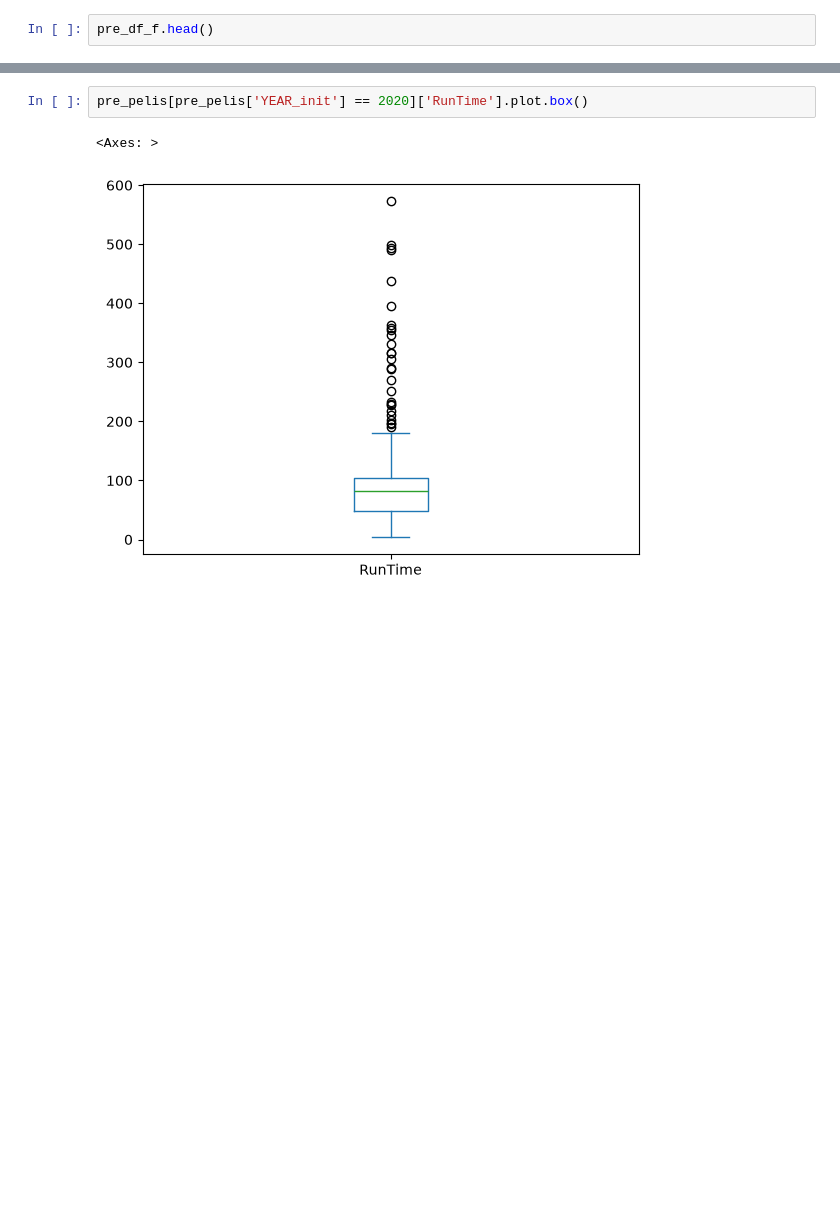
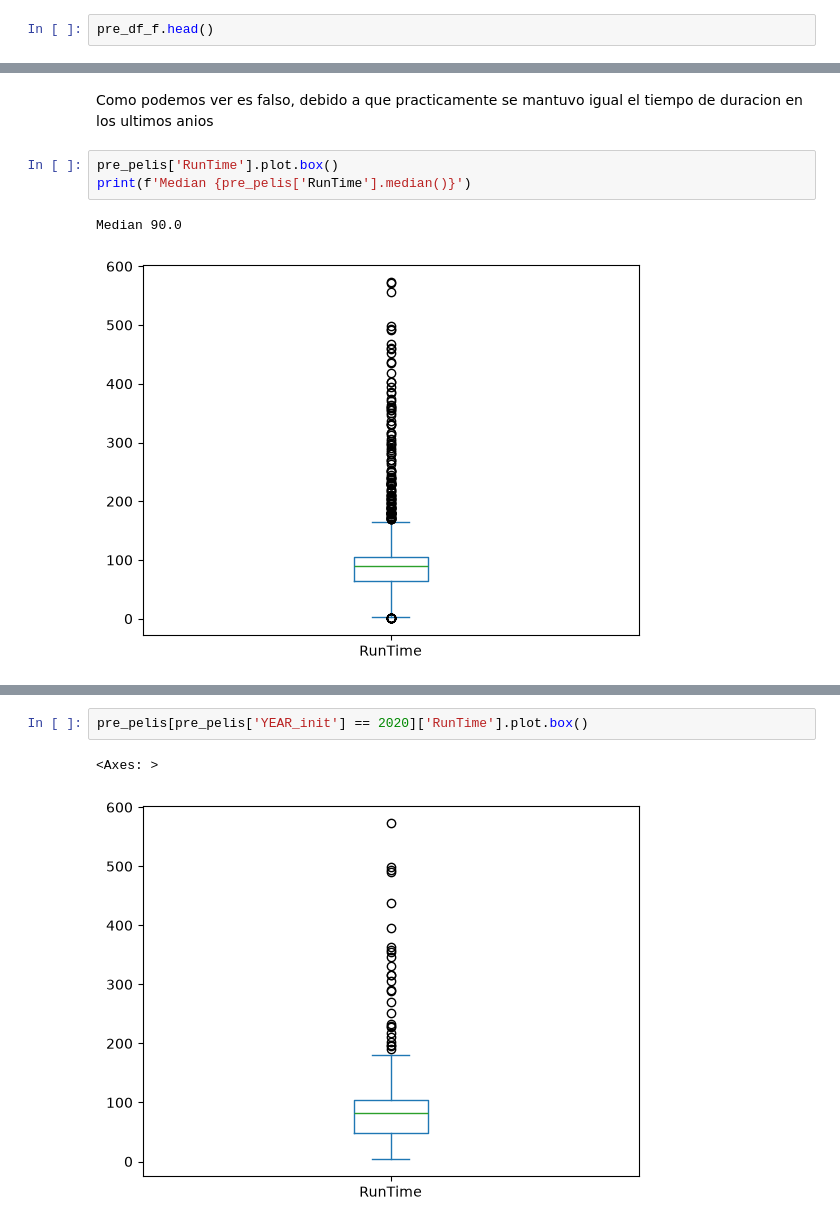
Before and after one commit to tomasrezola-dev/Ciencia-de-datos, a Jupyter notebook: tp4/ej1/ej1.ipynb, the cells around one changed output, grey strips where cells are left out. Saved outputs shown, nothing was run; the diff lists cells and outputs as text; blank space fills up the shorter version.

```diff
--- a/tp4/ej1/ej1.ipynb
+++ b/tp4/ej1/ej1.ipynb
@@ -209,3 +301,11 @@ utils.scatter_plot('YEAR_init', 'RunTime', pre_pelis)
+# %% [markdown]
+<p>Como podemos ver es falso, debido a que practicamente se mantuvo igual el tiempo de duracion en los ultimos anios
+# %%
+pre_pelis['RunTime'].plot.box()
+print(f'Median {pre_pelis['RunTime'].median()}')
+# %% [output]
+Median 90.0
+[figure, added]
 # %%
 median = pre_pelis[pre_pelis['YEAR_init'] == 2020]['RunTime'].median()
 median
```
Also changed, not shown: parts of 34 cells of this notebook, 1 other file.
